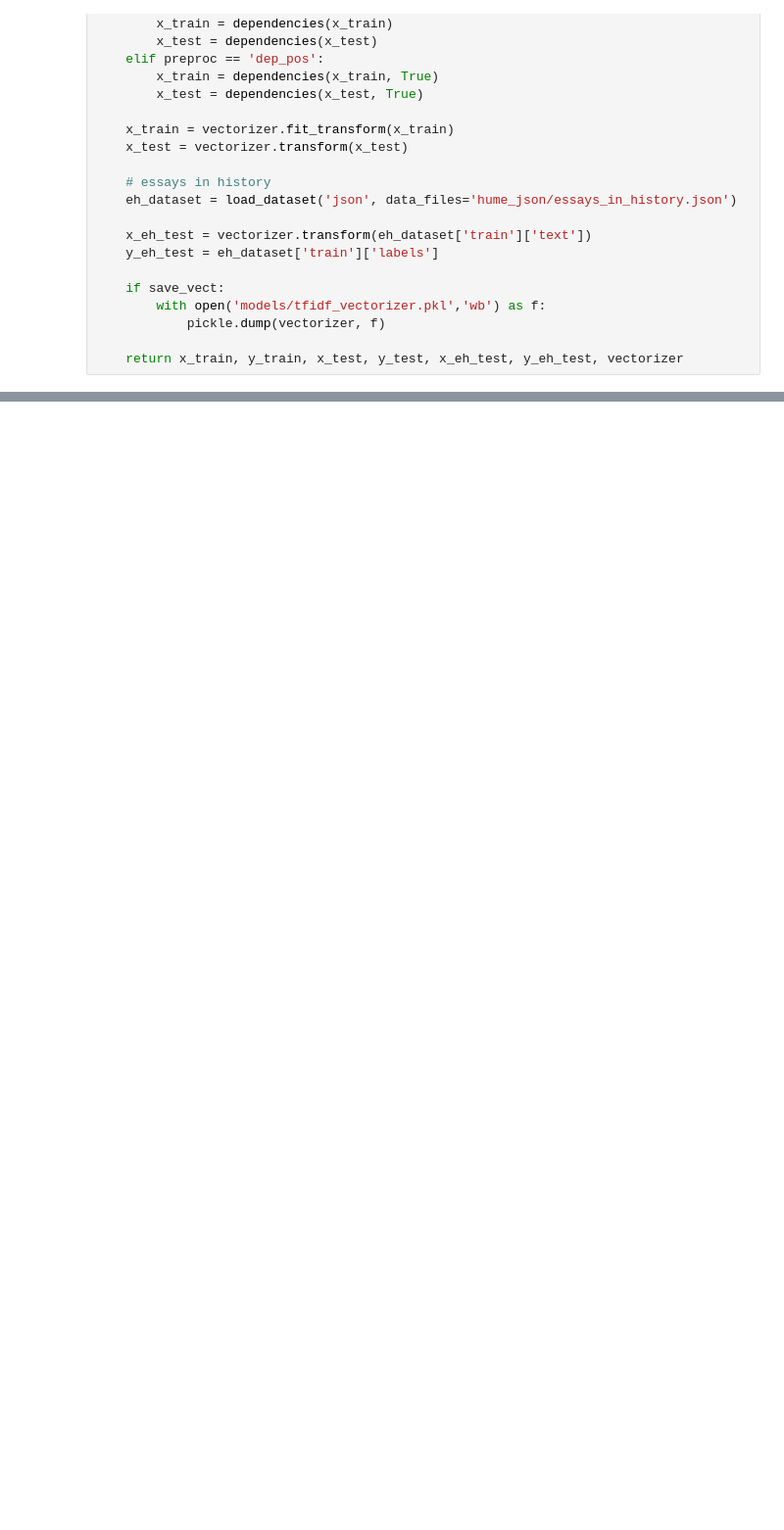
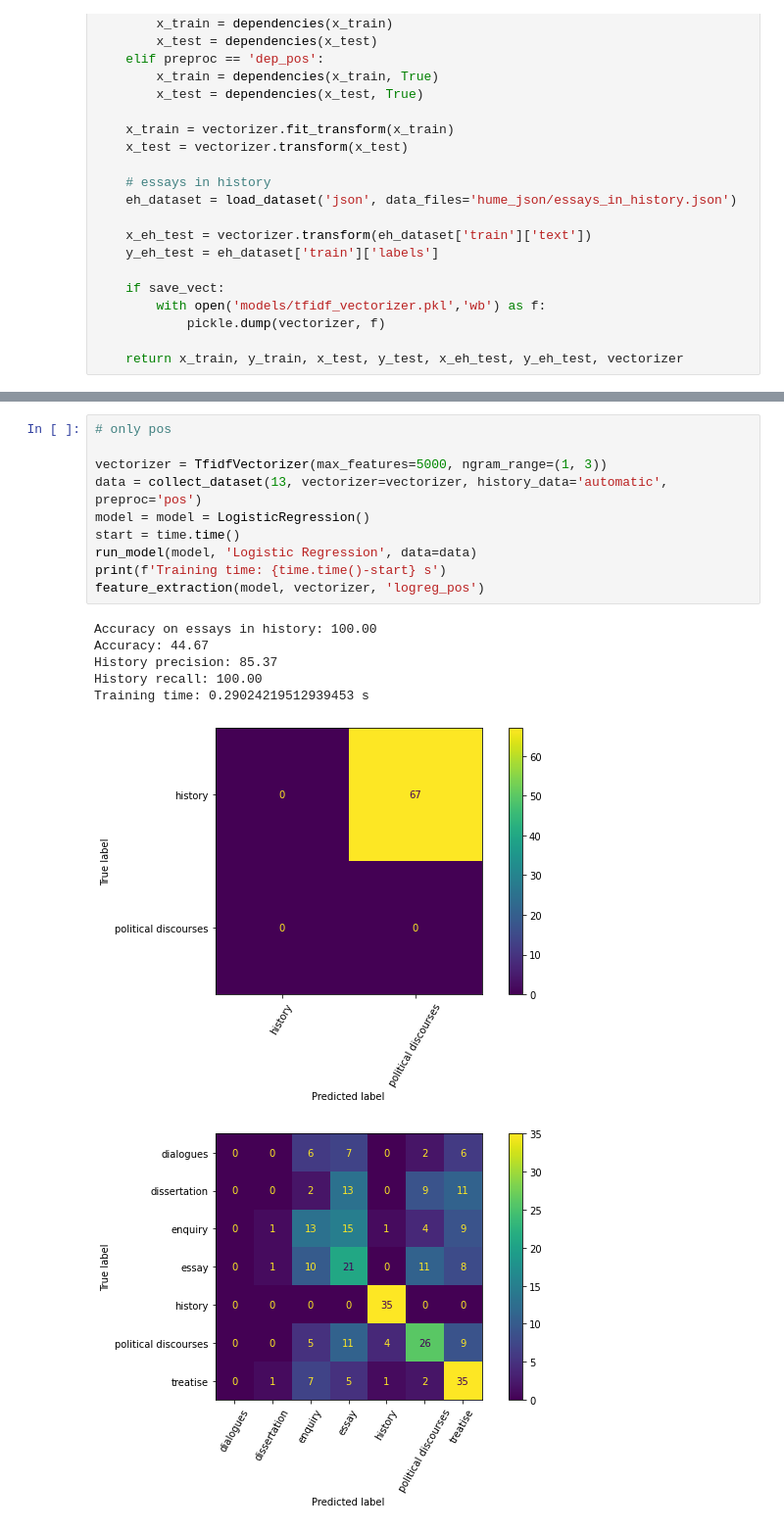
Before and after one commit to vbunt/hume-classifier, a Jupyter notebook: Classic ML further experiments.ipynb, the cells around one changed output, grey strips where cells are left out. Shown at 98% size. Drawn from its saved outputs; the diff is of its cells as text; blank space fills up the shorter version.

```diff
--- a/Classic ML further experiments.ipynb
+++ b/Classic ML further experiments.ipynb
@@ -659,0 +250,18 @@ Training time: 4.227257251739502 s
+# %%
+# only pos
+
+vectorizer = TfidfVectorizer(max_features=5000, ngram_range=(1, 3))
+data = collect_dataset(13, vectorizer=vectorizer, history_data='automatic', preproc='pos')
+model = model = LogisticRegression()
+start = time.time()
+run_model(model, 'Logistic Regression', data=data)
+print(f'Training time: {time.time()-start} s')
+feature_extraction(model, vectorizer, 'logreg_pos')
+# %% [output]
+Accuracy on essays in history: 100.00
+Accuracy: 44.67
+History precision: 85.37
+History recall: 100.00
+Training time: 0.29024219512939453 s
+[figure, added]
+[figure, added]
```
Also changed, not shown: parts of 53 cells of this notebook, 15 other files.
